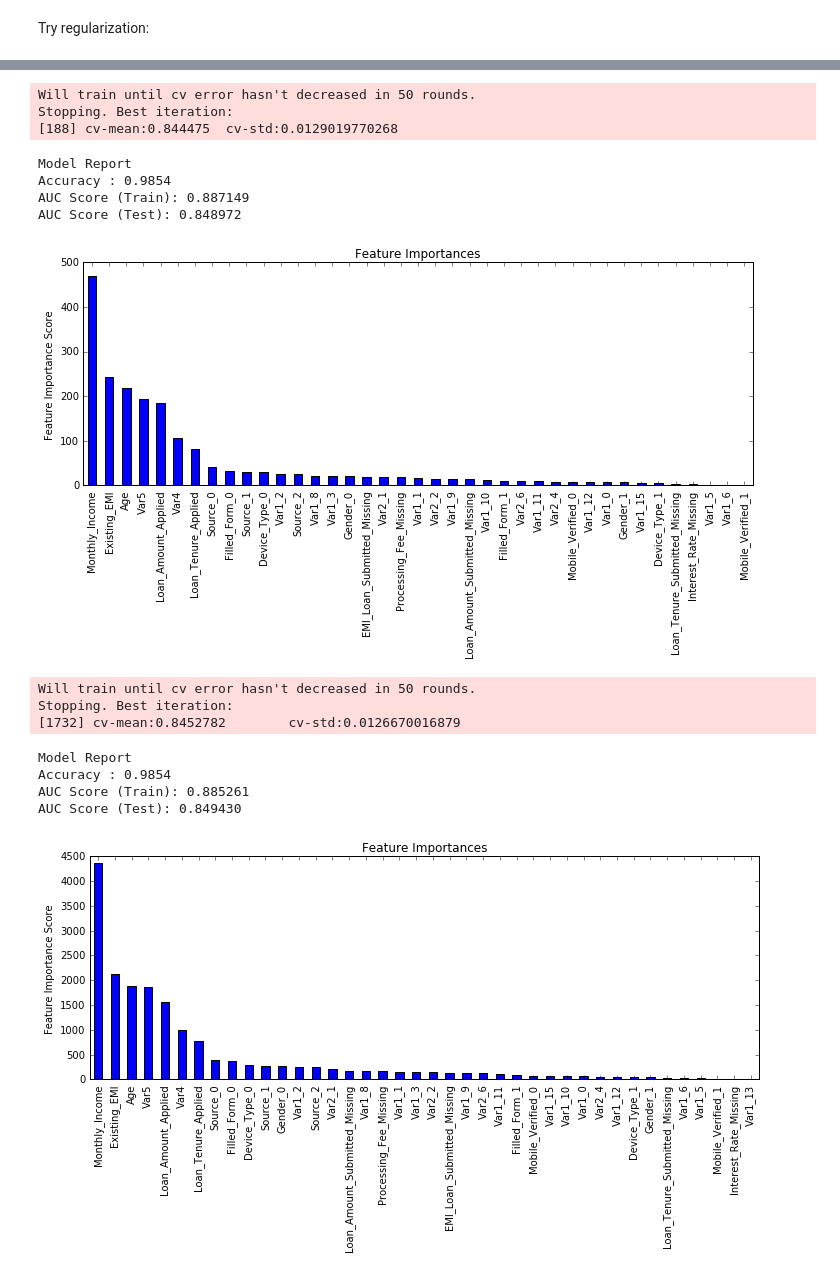
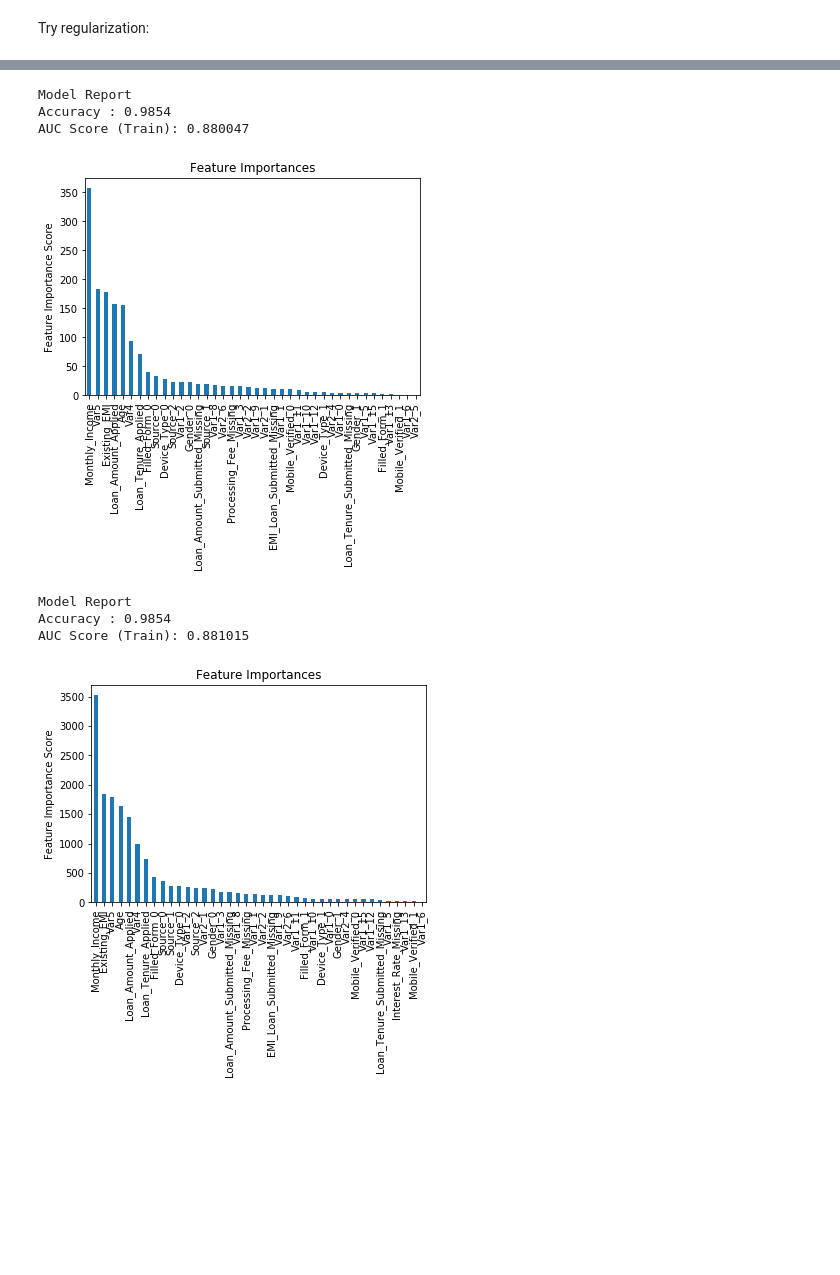
Before and after one commit to DianeSoHungry/analytics_vidhya, a Jupyter notebook: Articles/Parameter_Tuning_XGBoost_with_Example/XGBoost models.ipynb, the cells around one changed output, grey strips where cells are left out. Cells and saved outputs as stored; diff of their text form; code cells hidden in the pictures; blank space fills up the shorter version.

```diff
--- a/Articles/Parameter_Tuning_XGBoost_with_Example/XGBoost models.ipynb
+++ b/Articles/Parameter_Tuning_XGBoost_with_Example/XGBoost models.ipynb
@@ -65,7 +65,6 @@ This function will do the following:
 # %%
 # test_results = pd.read_csv('test_results.csv')
 def modelfit(alg, dtrain, dtest, predictors,useTrainCV=True, cv_folds=5, early_stopping_rounds=50):
-
     if useTrainCV:
         xgb_param = alg.get_xgb_params()
         xgtrain = xgb.DMatrix(dtrain[predictors].values, label=dtrain[target].values)
@@ -76,7 +75,6 @@ def modelfit(alg, dtrain, dtest, predictors,useTrainCV=True, cv_folds=5, early_s
 
     #Fit the algorithm on the data
     alg.fit(dtrain[predictors], dtrain['Disbursed'],eval_metric='auc')
-
     #Predict training set:
     dtrain_predictions = alg.predict(dtrain[predictors])
     dtrain_predprob = alg.predict_proba(dtrain[predictors])[:,1]
@@ -87,16 +85,16 @@ def modelfit(alg, dtrain, dtest, predictors,useTrainCV=True, cv_folds=5, early_s
     print("AUC Score (Train): %f" % metrics.roc_auc_score(dtrain['Disbursed'], dtrain_predprob))
 
 #     Predict on testing data:
-    dtest['predprob'] = alg.predict_proba(dtest[predictors])[:,1]
-    results = test_results.merge(dtest[['ID','predprob']], on='ID')
-    print('AUC Score (Test): %f' % metrics.roc_auc_score(results['Disbursed'], results['predprob']))
-
-    feat_imp = pd.Series(alg.booster().get_fscore()).sort_values(ascending=True)
+#     dtest['predprob'] = alg.predict_proba(dtest[predictors])[:,1]
+#     results = test_results.merge(dtest[['ID','predprob']], on='ID')
+#     print('AUC Score (Test): %f' % metrics.roc_auc_score(results['Disbursed'], results['predprob']))
+    feat_imp = pd.Series(alg.get_booster().get_fscore()).sort_values(ascending=False)
     feat_imp.plot(kind='bar', title='Feature Importances')
     plt.ylabel('Feature Importance Score')
 # %% [markdown]
 ## Step 1- Find the number of estimators for a high learning rate
 # %%
+%%time
 predictors = [x for x in train.columns if x not in [target, IDcol]]
 xgb1 = XGBClassifier(
         learning_rate =0.1,
@@ -107,8 +105,9 @@ xgb1 = XGBClassifier(
         subsample=0.8,
         colsample_bytree=0.8,
         objective= 'binary:logistic',
-        nthread=4,
         scale_pos_weight=1,
-        seed=27)
+        seed=27,
+        predictor = 'gpu_predictor',
+        tree_method = 'gpu_hist')
 modelfit(xgb1, train, test, predictors)
 # %% [output]
@@ -252,4 +331,5 @@ gsearch3.grid_scores_, gsearch3.best_params_, gsearch3.best_score_
 # %%
+%%time
 predictors = [x for x in train.columns if x not in [target, IDcol]]
 xgb2 = XGBClassifier(
         learning_rate =0.1,
@@ -260,8 +340,9 @@ xgb2 = XGBClassifier(
         subsample=0.8,
         colsample_bytree=0.8,
         objective= 'binary:logistic',
-        nthread=4,
         scale_pos_weight=1,
-        seed=27)
+        seed=27,
+        predictor = 'gpu_predictor',
+        tree_method = 'gpu_hist')
 modelfit(xgb2, train, test, predictors)
 # %% [output]
@@ -433,40 +580,34 @@ xgb3 = XGBClassifier(
         colsample_bytree=0.8,
         reg_alpha=0.005,
         objective= 'binary:logistic',
-        nthread=4,
         scale_pos_weight=1,
-        seed=27)
+        seed=27,
+        predictor = 'gpu_predictor',
+        tree_method = 'gpu_hist')
 modelfit(xgb3, train, test, predictors)
 # %% [output]
-Will train until cv error hasn't decreased in 50 rounds.
-Stopping. Best iteration:
-[188] cv-mean:0.844475  cv-std:0.0129019770268
+Model Report
+Accuracy : 0.9854
+AUC Score (Train): 0.880047
-Model Report
-Accuracy : 0.9854
-AUC Score (Train): 0.887149
-AUC Score (Test): 0.848972
-[figure, old version]
+[figure, new version]
 # %%
 xgb4 = XGBClassifier(
         learning_rate =0.01,
         n_estimators=5000,
         max_depth=4,
         min_child_weight=6,
         gamma=0,
         subsample=0.8,
         colsample_bytree=0.8,
         reg_alpha=0.005,
         objective= 'binary:logistic',
-        nthread=4,
         scale_pos_weight=1,
-        seed=27)
+        seed=27,
+        predictor = 'gpu_predictor',
+        tree_method = 'gpu_hist')
 modelfit(xgb4, train, test, predictors)
 # %% [output]
-Will train until cv error hasn't decreased in 50 rounds.
-Stopping. Best iteration:
-[1732] cv-mean:0.8452782        cv-std:0.0126670016879
+Model Report
+Accuracy : 0.9854
+AUC Score (Train): 0.881015
-Model Report
-Accuracy : 0.9854
-AUC Score (Train): 0.885261
-AUC Score (Test): 0.849430
-[figure, old version]
+[figure, new version]
```
Also changed, not shown: parts of 19 cells of this notebook.
